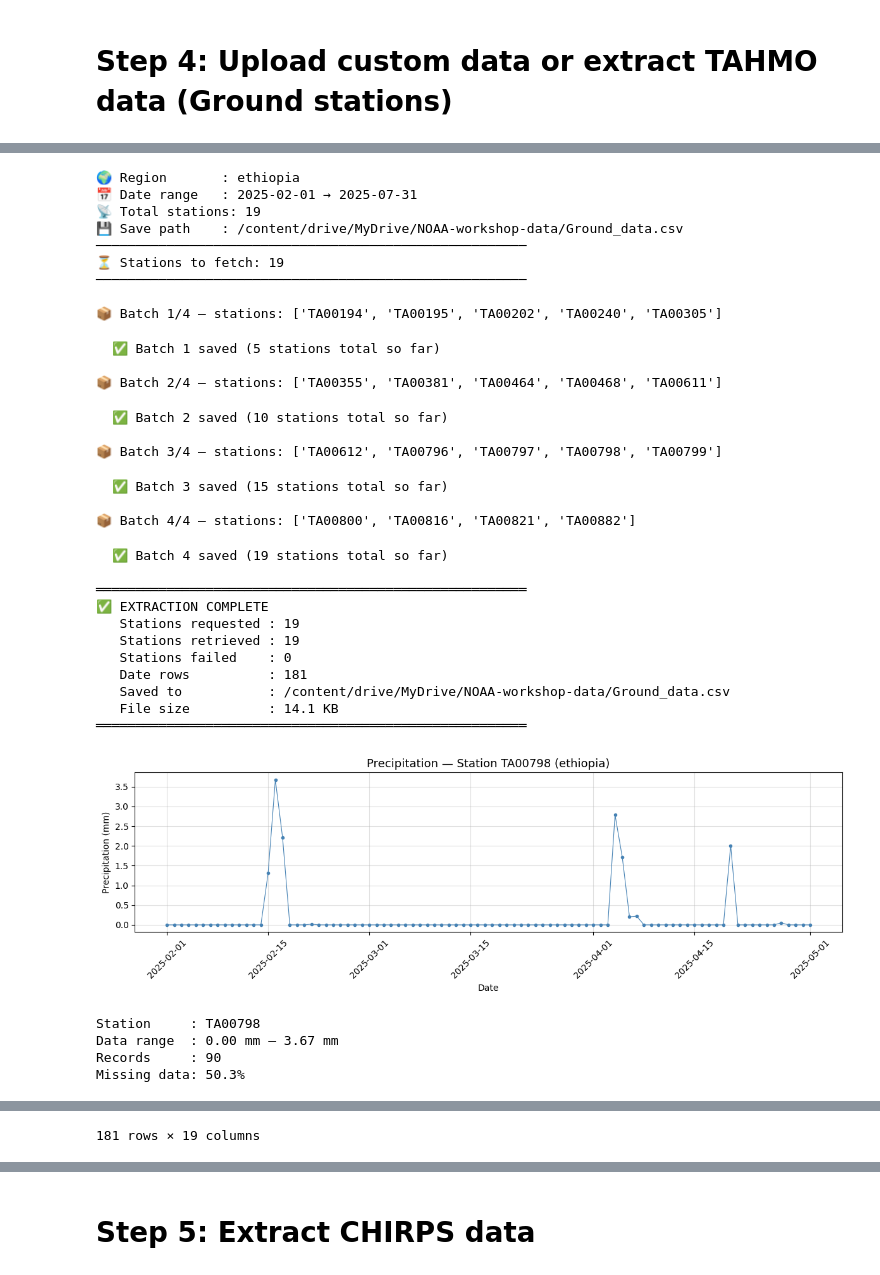
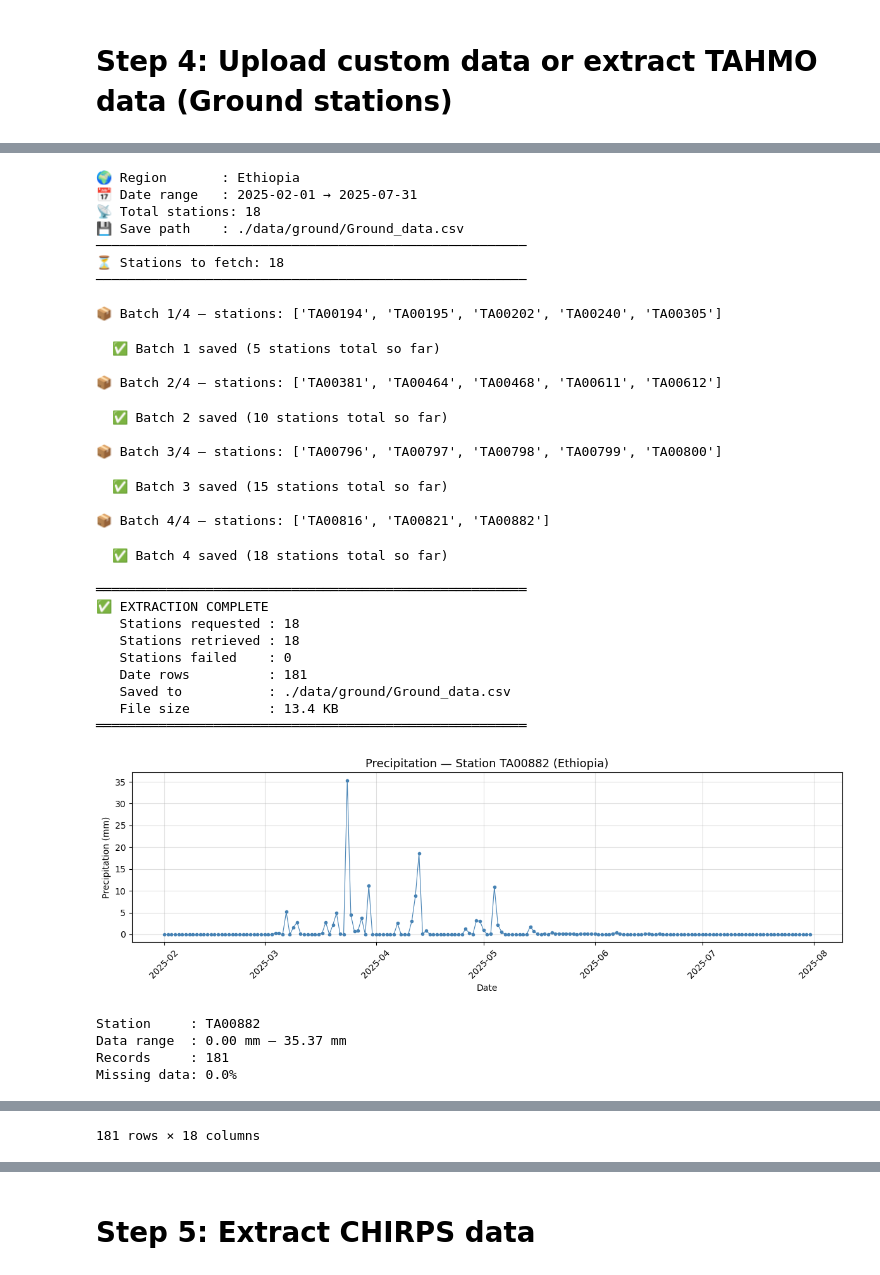
Before and after one commit to Nelson1798/NOAA, a Jupyter notebook: 01_Ground_QC_improved_v5.ipynb, the cells around one changed output, grey strips where cells are left out. Drawn from its saved outputs; the diff is of its cells as text; code cells hidden in the pictures.

```diff
--- a/01_Ground_QC_improved_v5.ipynb
+++ b/01_Ground_QC_improved_v5.ipynb
@@ -670,19 +823,36 @@ Total number of stations: 19
 # @markdown Replaces original block — handles network drops, retries missing stations,
 # @markdown and guarantees Ground_data.csv is saved to Drive before continuing.
 
+# @title ### 4a_2: Extracting TAHMO Precipitation data and preview
+# @markdown Replaces original block — handles network drops, retries missing stations,
+# @markdown and guarantees Ground_data.csv is saved locally before continuing.
+
 import os, time, random
 import pandas as pd
 import matplotlib.pyplot as plt
 
-# ── CONFIG ────────────────────────────────────────────────────────────────────
+# ── CONFIG & SAFETY CHECKS ────────────────────────────────────────────────────
+# Ensure dir_path is defined (fallback to local directory)
+if 'dir_path' not in locals():
+    dir_path = './data/ground'
+    os.makedirs(dir_path, exist_ok=True)
+
+# Ensure RetrieveData instance 'rd' is available
+if 'rd' not in locals():
+    raise ValueError("❌ 'rd' (RetrieveData instance) not found. Please run Step 4a_1 first.")
+
+# Ensure metadata 'info' is available
+if 'info' not in locals() or info.empty:
+    raise ValueError("❌ 'info' (station metadata) not found. Please run Step 4a_1 first.")
+
 MAX_RETRIES   = 3       # attempts per station on failure
 RETRY_DELAY   = 10      # seconds to wait between retries
 BATCH_SIZE    = 5       # stations per batch (reduces timeout risk)
 
 stations_list = info['code'].tolist()
-save_path     = f'{dir_path}/Ground_data.csv'
+save_path     = os.path.join(dir_path, 'Ground_data.csv')
 
-print(f"🌍 Region       : {region_query}")
+print(f"🌍 Region       : {region_query if 'region_query' in locals() else COUNTRY}")
 print(f"📅 Date range   : {start_date} → {end_date}")
 print(f"📡 Total stations: {len(stations_list)}")
 print(f"💾 Save path    : {save_path}")
@@ -769,9 +939,10 @@ if failed:
     print(f"   Failed list        : {failed}")
 print(f"   Date rows          : {region_precip.shape[0] if not region_precip.empty else 0}")
 print(f"   Saved to           : {save_path}")
-print(f"   File size          : "
-      f"{os.path.getsize(save_path)/1024:.1f} KB"
-      if os.path.exists(save_path) else "   ⚠️  File not found")
+if os.path.exists(save_path):
+    print(f"   File size          : {os.path.getsize(save_path)/1024:.1f} KB")
+else:
+    print("   ⚠️  File not found")
 print("═" * 55)
 
 # ── STEP 6: Visualise a random station ───────────────────────────────────────
@@ -793,7 +964,7 @@ def plot_stations_data_randomly(eac_data):
     plt.figure(figsize=(12, 4))
     plt.plot(station_data.index, station_data.values,
              marker='o', markersize=3, linewidth=0.8, color='steelblue')
-    plt.title(f'Precipitation — Station {random_station} ({region_query})',
+    plt.title(f'Precipitation — Station {random_station} ({region_query if "region_query" in locals() else COUNTRY})',
               fontsize=13)
     plt.xlabel('Date')
     plt.ylabel('Precipitation (mm)')
@@ -802,48 +973,51 @@ def plot_stations_data_randomly(eac_data):
     plt.tight_layout()
     plt.show()
 
     pct_missing = eac_data[random_station].isna().mean() * 100
     print(f"Station     : {random_station}")
     print(f"Data range  : {station_data.min():.2f} mm – {station_data.max():.2f} mm")
     print(f"Records     : {len(station_data)}")
     print(f"Missing data: {pct_missing:.1f}%")
 
 plot_stations_data_randomly(region_precip)
 
 # Display the full DataFrame for inspection
-region_precip
+if not region_precip.empty:
+    display(region_precip)
+else:
+    print("⚠️ region_precip is empty.")
 # %% [output]
-🌍 Region       : ethiopia
+🌍 Region       : Ethiopia
 📅 Date range   : 2025-02-01 → 2025-07-31
-📡 Total stations: 19
-💾 Save path    : /content/drive/MyDrive/NOAA-workshop-data/Ground_data.csv
+📡 Total stations: 18
+💾 Save path    : ./data/ground/Ground_data.csv
 ───────────────────────────────────────────────────────
-⏳ Stations to fetch: 19
+⏳ Stations to fetch: 18
 ───────────────────────────────────────────────────────
 
 📦 Batch 1/4 — stations: ['TA00194', 'TA00195', 'TA00202', 'TA00240', 'TA00305']
   ✅ Batch 1 saved (5 stations total so far)
 
-📦 Batch 2/4 — stations: ['TA00355', 'TA00381', 'TA00464', 'TA00468', 'TA00611']
+📦 Batch 2/4 — stations: ['TA00381', 'TA00464', 'TA00468', 'TA00611', 'TA00612']
   ✅ Batch 2 saved (10 stations total so far)
 
-📦 Batch 3/4 — stations: ['TA00612', 'TA00796', 'TA00797', 'TA00798', 'TA00799']
+📦 Batch 3/4 — stations: ['TA00796', 'TA00797', 'TA00798', 'TA00799', 'TA00800']
   ✅ Batch 3 saved (15 stations total so far)
 
-📦 Batch 4/4 — stations: ['TA00800', 'TA00816', 'TA00821', 'TA00882']
+📦 Batch 4/4 — stations: ['TA00816', 'TA00821', 'TA00882']
-  ✅ Batch 4 saved (19 stations total so far)
+  ✅ Batch 4 saved (18 stations total so far)
 
 ═══════════════════════════════════════════════════════
 ✅ EXTRACTION COMPLETE
-   Stations requested : 19
-   Stations retrieved : 19
+   Stations requested : 18
+   Stations retrieved : 18
    Stations failed    : 0
    Date rows          : 181
-   Saved to           : /content/drive/MyDrive/NOAA-workshop-data/Ground_data.csv
-   File size          : 14.1 KB
+   Saved to           : ./data/ground/Ground_data.csv
+   File size          : 13.4 KB
 ═══════════════════════════════════════════════════════
-[figure, old version]
+[figure, new version]
-Station     : TA00798
-Data range  : 0.00 mm – 3.67 mm
-Records     : 90
-Missing data: 50.3%
+Station     : TA00882
+Data range  : 0.00 mm – 35.37 mm
+Records     : 181
+Missing data: 0.0%
@@ -862 +1036 @@ Missing data: 50.3%
-181 rows × 19 columns
+181 rows × 18 columns
```
Also changed, not shown: parts of 24 cells of this notebook.
